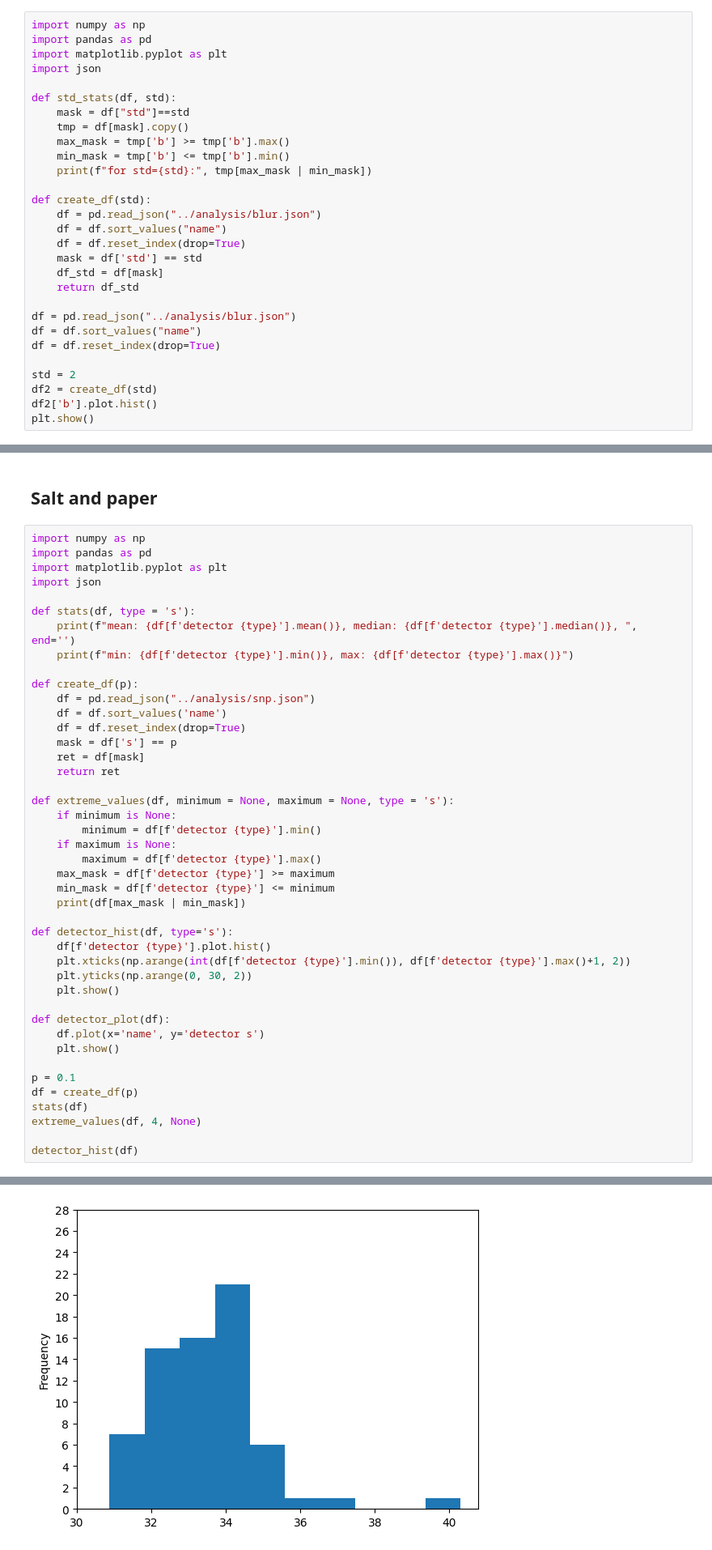
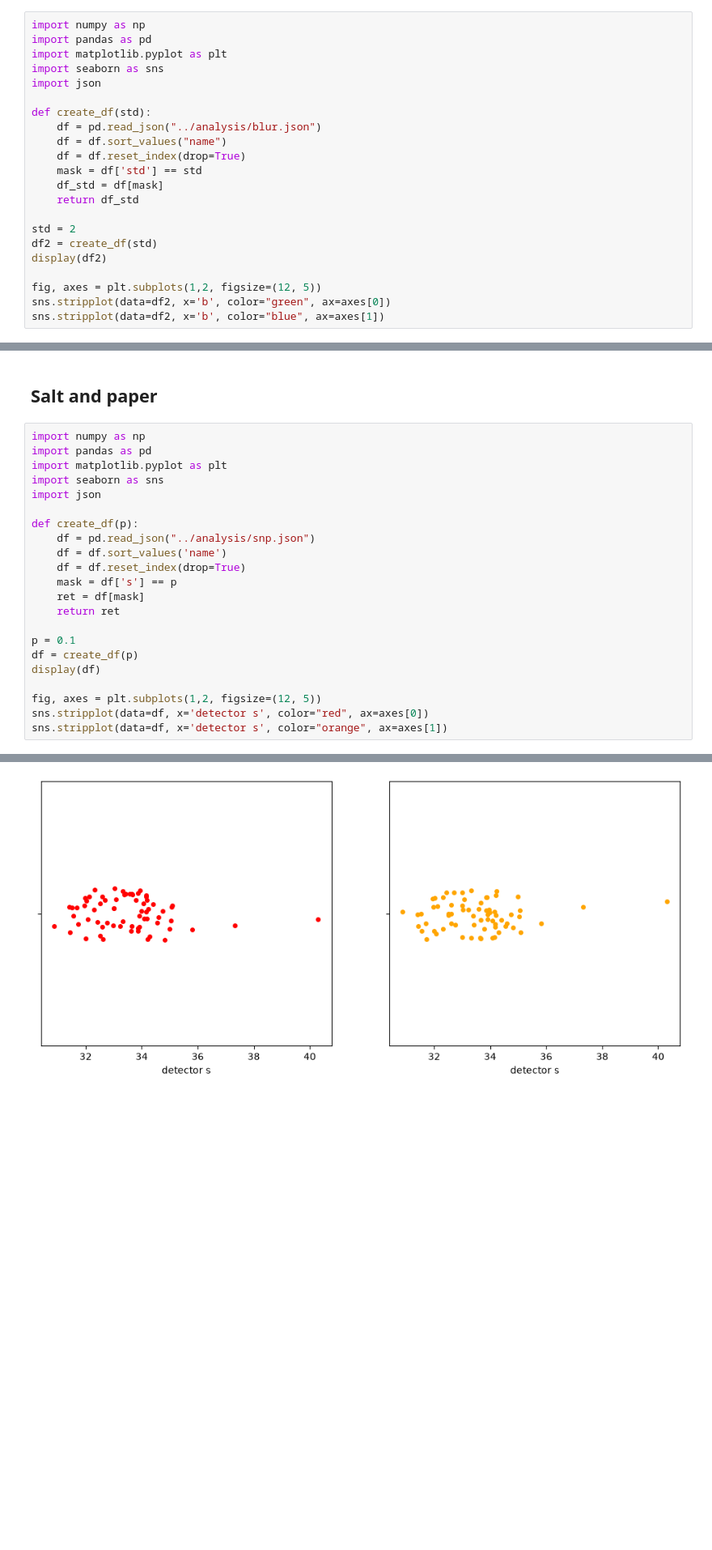
Before and after one commit to chaosmagnvm/Image-auto-denoising, a Jupyter notebook: notebooks/stats.ipynb, the cells around one changed output, grey strips where cells are left out. Shown at 81% size. Drawn from its saved outputs; the diff is of its cells as text; blank space fills up the shorter version.

```diff
--- a/notebooks/stats.ipynb
+++ b/notebooks/stats.ipynb
@@ -51,14 +45,8 @@ mean: 22.838268532472497, median: 22.9799861907959, min: 15.567087173461914, max
 import numpy as np
 import pandas as pd
 import matplotlib.pyplot as plt
+import seaborn as sns
 import json
-
-def std_stats(df, std):
-    mask = df["std"]==std
-    tmp = df[mask].copy()
-    max_mask = tmp['b'] >= tmp['b'].max()
-    min_mask = tmp['b'] <= tmp['b'].min()
-    print(f"for std={std}:", tmp[max_mask | min_mask])
 
 def create_df(std):
     df = pd.read_json("../analysis/blur.json")
@@ -68,12 +56,11 @@ def create_df(std):
     df_std = df[mask]
     return df_std
 
-df = pd.read_json("../analysis/blur.json")
-df = df.sort_values("name")
-df = df.reset_index(drop=True)
-
 std = 2
 df2 = create_df(std)
-df2['b'].plot.hist()
-plt.show()
+display(df2)
+
+fig, axes = plt.subplots(1,2, figsize=(12, 5))
+sns.stripplot(data=df2, x='b', color="green", ax=axes[0])
+sns.stripplot(data=df2, x='b', color="blue", ax=axes[1])
 # %% [output]
@@ -84,11 +85,8 @@ plt.show()
 import numpy as np
 import pandas as pd
 import matplotlib.pyplot as plt
+import seaborn as sns
 import json
-
-def stats(df, type = 's'):
-    print(f"mean: {df[f'detector {type}'].mean()}, median: {df[f'detector {type}'].median()}, ", end='')
-    print(f"min: {df[f'detector {type}'].min()}, max: {df[f'detector {type}'].max()}")
 
 def create_df(p):
     df = pd.read_json("../analysis/snp.json")
@@ -98,29 +96,11 @@ def create_df(p):
     ret = df[mask]
     return ret
 
-def extreme_values(df, minimum = None, maximum = None, type = 's'):
-    if minimum is None:
-        minimum = df[f'detector {type}'].min()
-    if maximum is None:
-        maximum = df[f'detector {type}'].max()
-    max_mask = df[f'detector {type}'] >= maximum
-    min_mask = df[f'detector {type}'] <= minimum
-    print(df[max_mask | min_mask])
-
-def detector_hist(df, type='s'):
-    df[f'detector {type}'].plot.hist()
-    plt.xticks(np.arange(int(df[f'detector {type}'].min()), df[f'detector {type}'].max()+1, 2))
-    plt.yticks(np.arange(0, 30, 2))
-    plt.show()
-
-def detector_plot(df):
-    df.plot(x='name', y='detector s')
-    plt.show()
-
 p = 0.1
 df = create_df(p)
-stats(df)
-extreme_values(df, 4, None)
+display(df)
 
-detector_hist(df)
+fig, axes = plt.subplots(1,2, figsize=(12, 5))
+sns.stripplot(data=df, x='detector s', color="red", ax=axes[0])
+sns.stripplot(data=df, x='detector s', color="orange", ax=axes[1])
 # %% [output]
@@ -130,4 +121,4 @@ mean: 33.4891556376479, median: 33.6058010091557, min: 30.87676127774033, max: 4
-[figure, old version]
+[figure, new version]
 # %% [markdown]
 ## Original
 # %%
```
Also changed, not shown: parts of 4 cells of this notebook.
